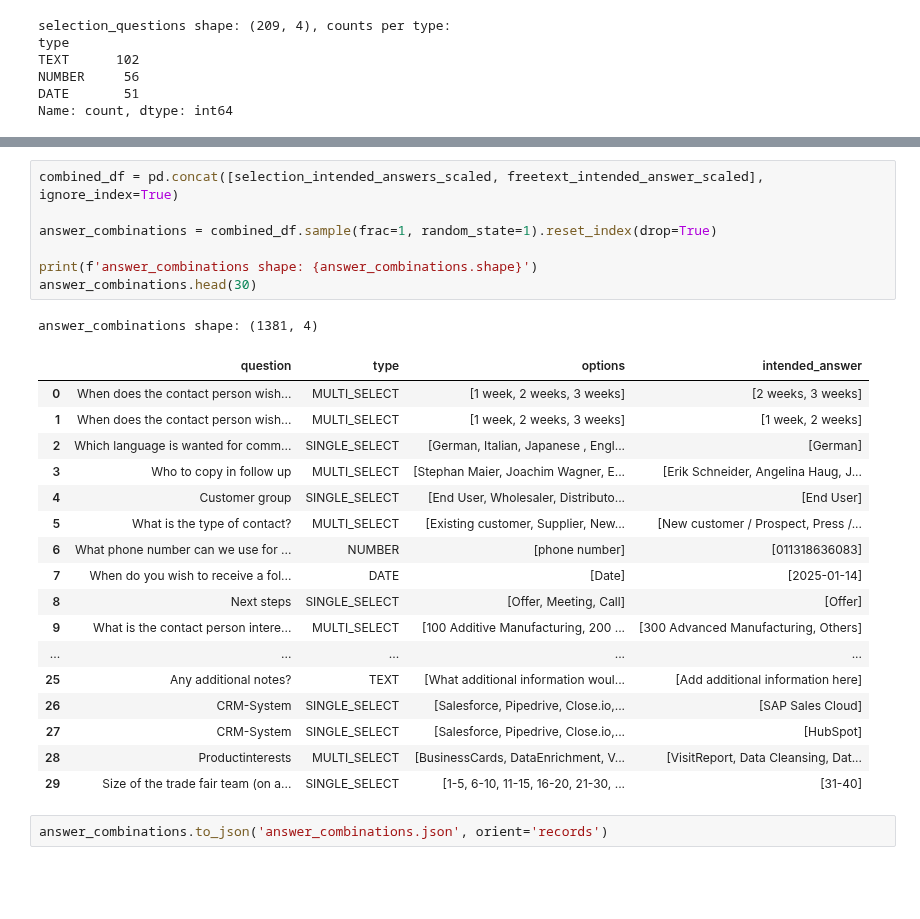
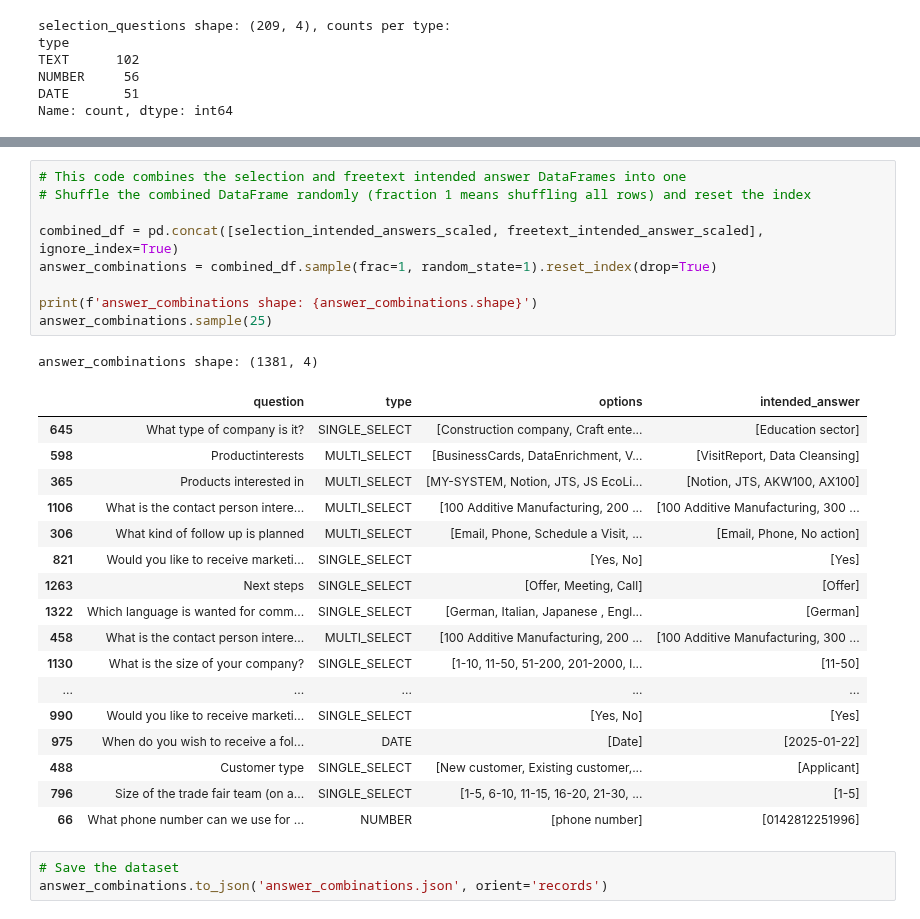
Before and after one commit to alexk2206/tds_capstone, a Jupyter notebook: answer_combinations.ipynb, the cells around one changed output, grey strips where cells are left out. Saved outputs shown, nothing was run; the diff lists cells and outputs as text; blank space fills up the shorter version.

```diff
--- a/answer_combinations.ipynb
+++ b/answer_combinations.ipynb
@@ -235,30 +244,33 @@ for _, row in freetext_questions_scaled.iterrows():
 
 freetext_intended_answer_scaled = pd.DataFrame(expanded_rows)
 # %%
+# This code combines the selection and freetext intended answer DataFrames into one
+# Shuffle the combined DataFrame randomly (fraction 1 means shuffling all rows) and reset the index
+
 combined_df = pd.concat([selection_intended_answers_scaled, freetext_intended_answer_scaled], ignore_index=True)
-
 answer_combinations = combined_df.sample(frac=1, random_state=1).reset_index(drop=True)
 
 print(f'answer_combinations shape: {answer_combinations.shape}')
-answer_combinations.head(30)
+answer_combinations.sample(25)
 # %% [output]
 answer_combinations shape: (1381, 4)
 |  | question | type | options | intended_answer |
-| 0 | When does the contact person wish... | MULTI_SELECT | [1 week, 2 weeks, 3 weeks] | [2 weeks, 3 weeks] |
-| 1 | When does the contact person wish... | MULTI_SELECT | [1 week, 2 weeks, 3 weeks] | [1 week, 2 weeks] |
-| 2 | Which language is wanted for comm... | SINGLE_SELECT | [German, Italian, Japanese , Engl... | [German] |
-| 3 | Who to copy in follow up | MULTI_SELECT | [Stephan Maier, Joachim Wagner, E... | [Erik Schneider, Angelina Haug, J... |
-| 4 | Customer group | SINGLE_SELECT | [End User, Wholesaler, Distributo... | [End User] |
-| 5 | What is the type of contact? | MULTI_SELECT | [Existing customer, Supplier, New... | [New customer / Prospect, Press /... |
-| 6 | What phone number can we use for ... | NUMBER | [phone number] | [011318636083] |
-| 7 | When do you wish to receive a fol... | DATE | [Date] | [2025-01-14] |
-| 8 | Next steps | SINGLE_SELECT | [Offer, Meeting, Call] | [Offer] |
-| 9 | What is the contact person intere... | MULTI_SELECT | [100 Additive Manufacturing, 200 ... | [300 Advanced Manufacturing, Others] |
+| 645 | What type of company is it? | SINGLE_SELECT | [Construction company, Craft ente... | [Education sector] |
+| 598 | Productinterests | MULTI_SELECT | [BusinessCards, DataEnrichment, V... | [VisitReport, Data Cleansing] |
+| 365 | Products interested in | MULTI_SELECT | [MY-SYSTEM, Notion, JTS, JS EcoLi... | [Notion, JTS, AKW100, AX100] |
+| 1106 | What is the contact person intere... | MULTI_SELECT | [100 Additive Manufacturing, 200 ... | [100 Additive Manufacturing, 300 ... |
+| 306 | What kind of follow up is planned | MULTI_SELECT | [Email, Phone, Schedule a Visit, ... | [Email, Phone, No action] |
+| 821 | Would you like to receive marketi... | SINGLE_SELECT | [Yes, No] | [Yes] |
+| 1263 | Next steps | SINGLE_SELECT | [Offer, Meeting, Call] | [Offer] |
+| 1322 | Which language is wanted for comm... | SINGLE_SELECT | [German, Italian, Japanese , Engl... | [German] |
+| 458 | What is the contact person intere... | MULTI_SELECT | [100 Additive Manufacturing, 200 ... | [100 Additive Manufacturing, 300 ... |
+| 1130 | What is the size of your company? | SINGLE_SELECT | [1-10, 11-50, 51-200, 201-2000, l... | [11-50] |
 | ... | ... | ... | ... | ... |
-| 25 | Any additional notes? | TEXT | [What additional information woul... | [Add additional information here] |
-| 26 | CRM-System | SINGLE_SELECT | [Salesforce, Pipedrive, Close.io,... | [SAP Sales Cloud] |
-| 27 | CRM-System | SINGLE_SELECT | [Salesforce, Pipedrive, Close.io,... | [HubSpot] |
-| 28 | Productinterests | MULTI_SELECT | [BusinessCards, DataEnrichment, V... | [VisitReport, Data Cleansing, Dat... |
-| 29 | Size of the trade fair team (on a... | SINGLE_SELECT | [1-5, 6-10, 11-15, 16-20, 21-30, ... | [31-40] |
+| 990 | Would you like to receive marketi... | SINGLE_SELECT | [Yes, No] | [Yes] |
+| 975 | When do you wish to receive a fol... | DATE | [Date] | [2025-01-22] |
+| 488 | Customer type | SINGLE_SELECT | [New customer, Existing customer,... | [Applicant] |
+| 796 | Size of the trade fair team (on a... | SINGLE_SELECT | [1-5, 6-10, 11-15, 16-20, 21-30, ... | [1-5] |
+| 66 | What phone number can we use for ... | NUMBER | [phone number] | [0142812251996] |
 # %%
+# Save the dataset
 answer_combinations.to_json('answer_combinations.json', orient='records')
```
Also changed, not shown: parts of 5 cells of this notebook.
